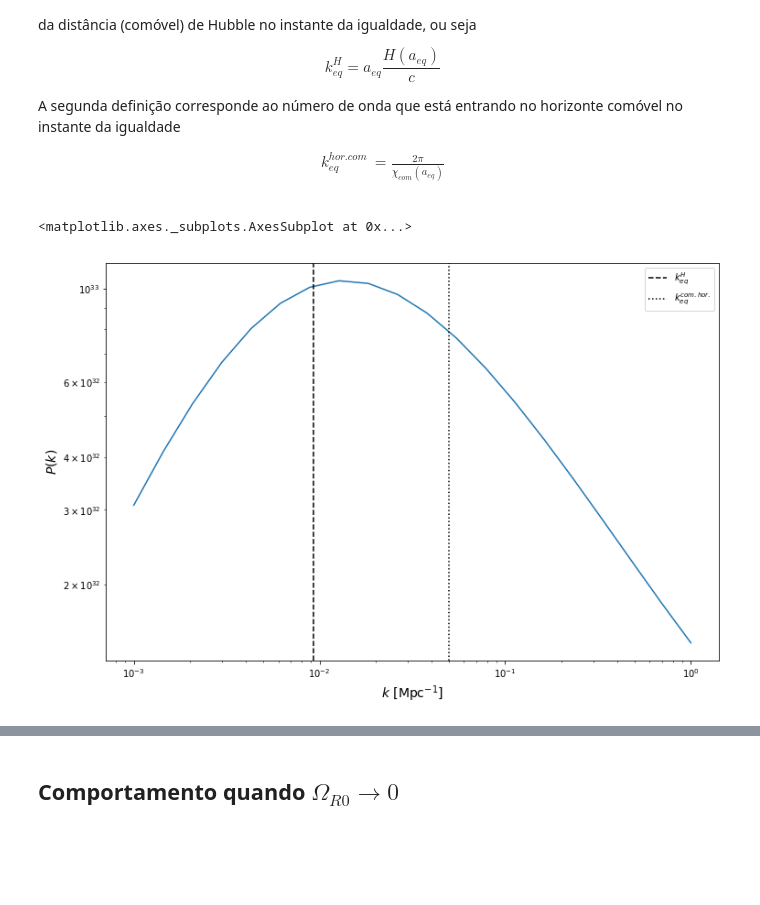
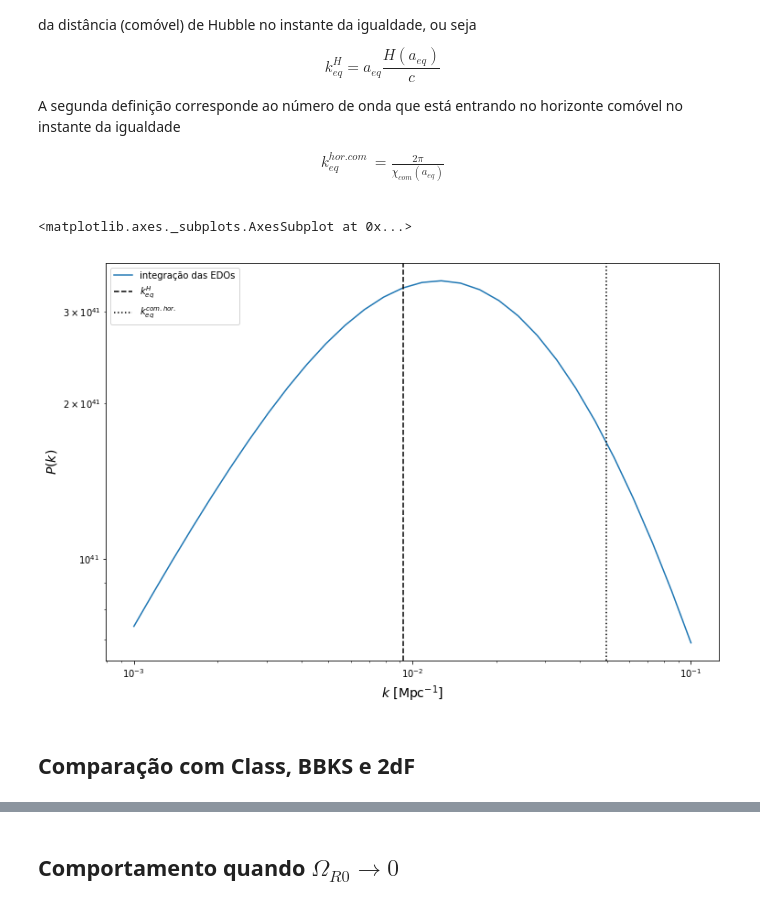
Before and after one commit to prcaetano/exercicios-cosmologia, a Jupyter notebook: exercicio-8.ipynb, the cells around one changed output, grey strips where cells are left out. Cells and saved outputs as stored; diff of their text form; code cells hidden in the pictures; blank space fills up the shorter version.

```diff
--- a/exercicio-8.ipynb
+++ b/exercicio-8.ipynb
@@ -118,17 +105,19 @@ Om0 = 0.24
 OR0 = 8e-5
 # %%
 ## Functions
+def H0(h):
+    return 1e5/c * h
+
 def H_function(a, h, Om0, OR0):
-    factor = 1e5
-    value = h * np.sqrt(Om0 * a**-3  +  OR0 * a**-4  +  (1-Om0-OR0))
-    return factor * value
+    value = H0(h) * np.sqrt(Om0 * a**-3  +  OR0 * a**-4  +  (1-Om0-OR0))
+    return value
 
 def rho_function(k, a, y, h, Om0, OR0):
     delta_m = y[1]
     delta_R = y[3]
-    factor = 3. / (8*pi)  *  (1e5)**2
-    value = h**2 * (Om0 * a**-3 * delta_m  +  OR0 * a**-4 * delta_R)
-    return factor * value
+    rho_c = 3 * H_function(1, h, Om0, OR0)**2
+    value = rho_c * (Om0 * a**-3 * delta_m  +  OR0 * a**-4 * delta_R)
+    return value
 
 def f(a, y, k, h, Om0, OR0):
     H = H_function(a, h, Om0, OR0)
@@ -147,13 +136,11 @@ from scipy.integrate import quad
 def comoving_horizon(a, h, Om0, OR0):
     """Comoving horizon at scale factor a, in Mpc
     """
-    factor = c
-
     def integrand(a):
         return 1. / (a**2 * H_function(a, h, Om0, OR0))
 
     chi, *_ = quad(integrand, 0., a)
-    return c * chi
+    return chi
 
 def keq_comoving_horizon(h, Om0, OR0):
     """Wavenumber of matter-radiation equality, in Mpc^{-1}.
@@ -164,50 +151,53 @@ def keq_comoving_horizon(h, Om0, OR0):
 
 def keq_hubble(h, Om0, OR0):
     aeq = OR0 / Om0
-    return c**-1 * aeq * H_function(aeq, h, Om0, OR0)
+    return aeq * H_function(aeq, h, Om0, OR0)
 # %%
 from scipy.integrate import solve_ivp
 
-def Pk_function(k, h, Om0, OR0):
-    Pk = np.zeros_like(k)
-
-    k = k * c
+def Pk_function(k, h, Om0, OR0, a_values=[1.]):
+    Pk = np.zeros((len(k), len(a_values)))
 
     a_in = 1e-8
     a_f = 1.
     for i, k_ in enumerate(k):
         y_in = [0., np.sqrt(k_), 0., np.sqrt(k_)]
 
         solution = solve_ivp(fun=lambda t, y: f(t, y, k_, h, Om0, OR0),
                              t_span=(a_in, a_f),
                              y0=y_in,
-                             method='RK45',
-                             t_eval=[a_f])
-        theta_m, delta_m, theta_R, delta_R = solution.y.T[-1]
+                             method='LSODA',
+                             rtol=1e-6,
+                             t_eval=a_values)
+        delta_m = np.array([solution.y[1,i] for i in range(len(a_values))])
 
-        Pk[i] = (G**-1 * delta_m)**2
-    return Pk
+        Pk[i] = np.power(G**-1 * delta_m, 2)
+    if len(a_values) == 1:
+        return Pk.T[0]
+    else:
+        return Pk
 
 def plot_Pk(h=h, Om0=Om0, OR0=OR0, normalize=False):
-    k = np.logspace(-3, 0, 20)
+    k = np.logspace(-3, -1, 30)
     Pk = Pk_function(k, h, Om0, OR0)
     keq_h = keq_hubble(h, Om0, OR0)
     keq_c = keq_comoving_horizon(h, Om0, OR0)
 
     if normalize:
-        Pk = Pk/Pk.max()
-
+        Pk = Pk/Pk_function([0.06], h, Om0, OR0)
     fig, ax = plt.subplots(1,1, figsize=(12, 8))
     ax.loglog()
-    ax.plot(k, Pk);
+    ax.plot(k, Pk, label=r"integração das EDOs");
     ax.axvline(keq_h, color="k", ls="dashed", label=r"$k_{eq}^{H}$")
     ax.axvline(keq_c, color="k", ls="dotted", label=r"$k_{eq}^{com.hor.}$")
     ax.set_xlabel(r"$k$ [Mpc$^{-1}]$", fontsize=14)
     ax.set_ylabel(r"$P(k)$", fontsize=14)
     ax.legend();
     return ax;
 
 plot_Pk()
 # %% [output]
 <matplotlib.axes._subplots.AxesSubplot at 0x...>
-[figure, old version]
+[figure, new version]
+# %% [markdown]
+## Comparação com Class, BBKS e 2dF
```
Also changed, not shown: parts of 19 cells of this notebook, 1 other file.
